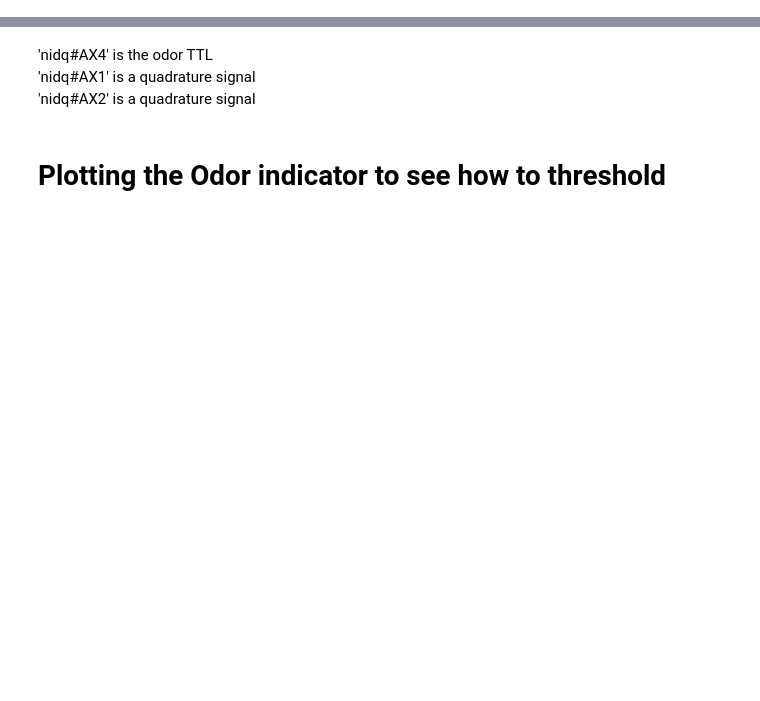
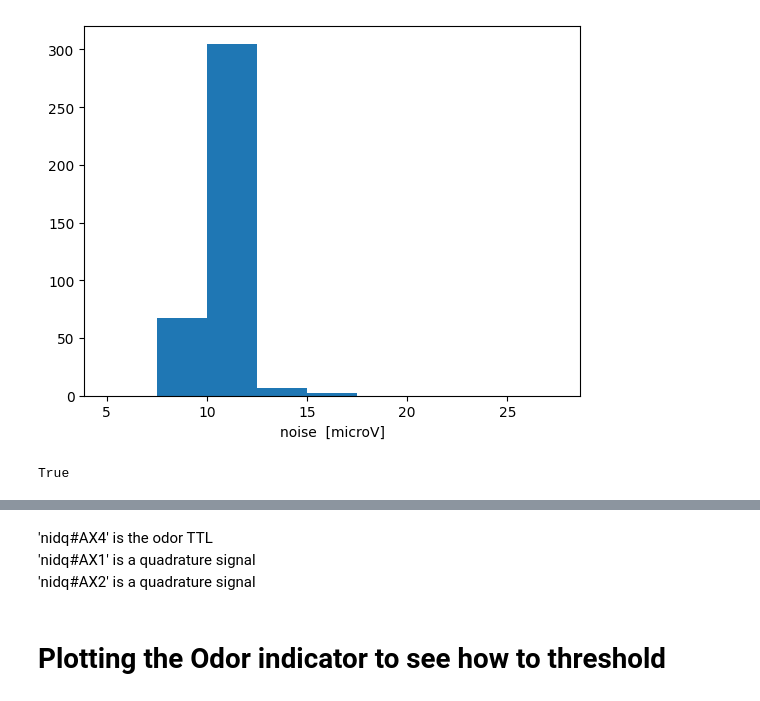
Before and after one commit to cowenowner/mbl_mouse_2024, a Jupyter notebook: student_and_instructor_code/manish/python_stuff/playWithNPX2.ipynb, the cells around one changed output, grey strips where cells are left out. Cells and saved outputs as stored; diff of their text form; code cells hidden in the pictures; blank space fills up the shorter version.

```diff
--- a/student_and_instructor_code/manish/python_stuff/playWithNPX2.ipynb
+++ b/student_and_instructor_code/manish/python_stuff/playWithNPX2.ipynb
@@ -95,0 +55,13 @@ np.shape(raw_rec.get_channel_locations())
+# %%
+fig, ax = plt.subplots()
+_ = ax.hist(noise_levels_microV, bins=np.arange(5, 30, 2.5))
+ax.set_xlabel('noise  [microV]')
+plt.show()
+# %% [output]
+[figure, added]
+# %%
+ks_working_folder = 'F:\\ks2_test'
+# Make sure it exits
+os.path.exists(ks_working_folder)
+# %% [output]
+True
```
Also changed, not shown: parts of 23 cells of this notebook, 1 other file.
